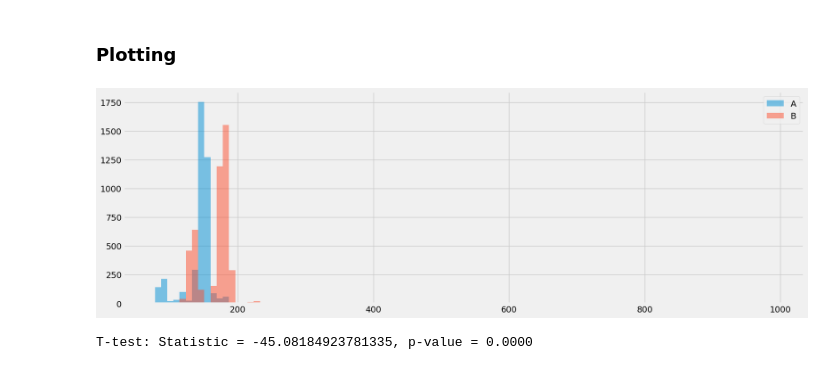
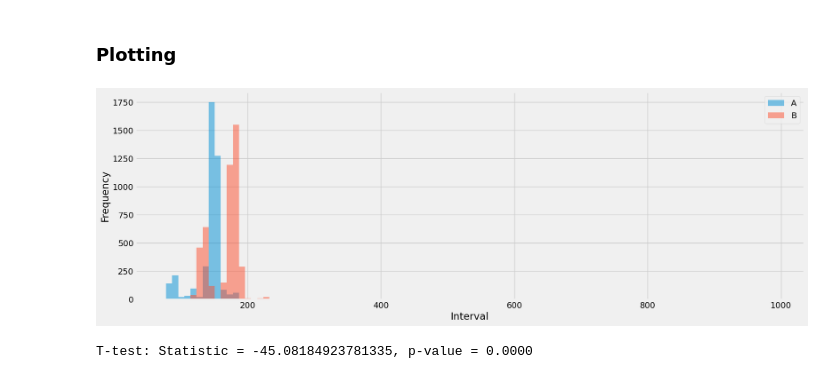
Before and after one commit to conect2ai/SBRC2025-App2Car, a Jupyter notebook: analysis.ipynb, the cells around one changed output. Saved outputs shown, nothing was run; the diff lists cells and outputs as text; code cells hidden in the pictures.

```diff
--- a/analysis.ipynb
+++ b/analysis.ipynb
@@ -42,25 +137,25 @@ polo_b.head()
 # %% [markdown]
 ### Plotting
 # %%
-# Definir os limites mínimo e máximo considerando ambos os conjuntos de dados
 min_value = min(polo_a["Interval"].min(), polo_b["Interval"].min())
 max_value = max(polo_a["Interval"].max(), polo_b["Interval"].max())
 
-# Criar bins com espaçamento uniforme
 num_bins = 100
-bins = np.linspace(min_value, max_value, num_bins + 1)  # num_bins + 1 para definir as bordas corretamente
+bins = np.linspace(min_value, max_value, num_bins + 1)
 
 plt.figure(figsize=(18, 6))
 
-# Usar os bins compartilhados
 plt.hist(polo_a["Interval"], bins=bins, alpha=0.5, label="A")
 plt.hist(polo_b["Interval"], bins=bins, alpha=0.5, label="B")
+
+plt.xlabel("Interval")
+plt.ylabel("Frequency")
 
 plt.legend(loc='upper right')
 
 plt.show()
 # %% [output]
-[figure, old version]
+[figure, new version]
 # %%
 polo_a_intervals = polo_a["Interval"].dropna().values
 polo_b_intervals = polo_b["Interval"].dropna().values
```
Also changed, not shown: parts of 42 cells of this notebook.
